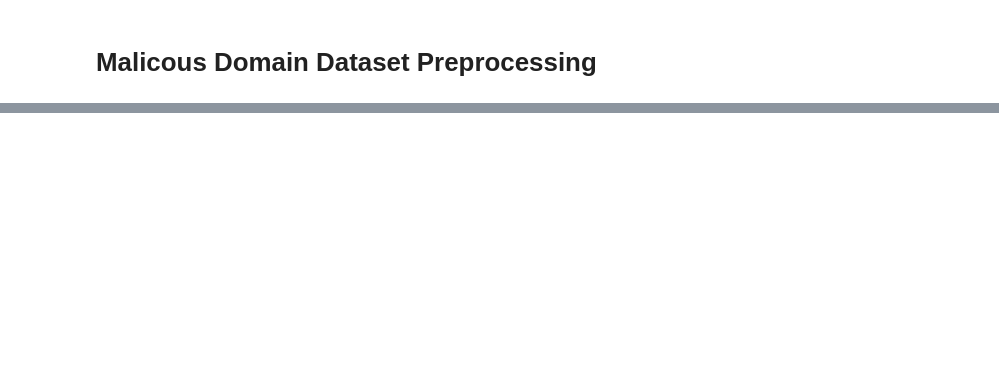
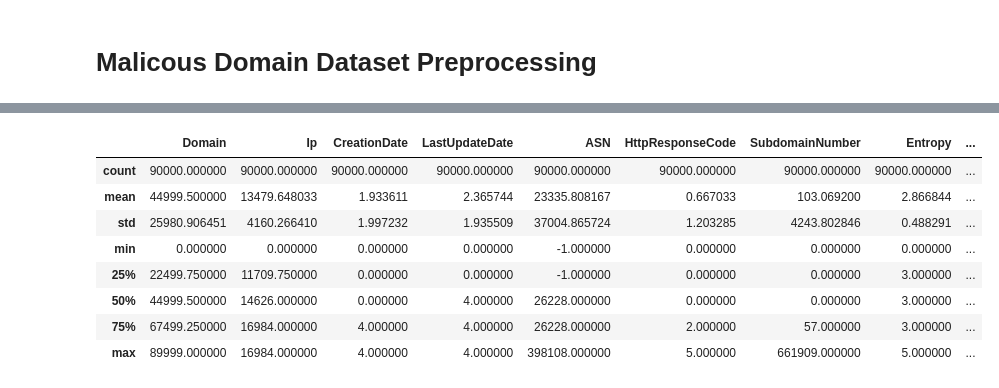
Before and after one commit to lukem1/malicious-domain-classification, a Jupyter notebook: preprocessing.ipynb, the cells around one changed output, grey strips where cells are left out. Saved outputs shown, nothing was run; the diff lists cells and outputs as text; code cells hidden in the pictures; blank space fills up the shorter version.

```diff
--- a/preprocessing.ipynb
+++ b/preprocessing.ipynb
@@ -43,0 +28,12 @@ RangeIndex(start=0, stop=90000, step=1)
+# %%
+data.describe()
+# %% [output]
+|  | Domain | Ip | CreationDate | LastUpdateDate | ASN | HttpResponseCode | SubdomainNumber | Entropy | ... |
+| count | 90000.000000 | 90000.000000 | 90000.000000 | 90000.000000 | 90000.000000 | 90000.000000 | 90000.000000 | 90000.000000 | ... |
+| mean | 44999.500000 | 13479.648033 | 1.933611 | 2.365744 | 23335.808167 | 0.667033 | 103.069200 | 2.866844 | ... |
+| std | 25980.906451 | 4160.266410 | 1.997232 | 1.935509 | 37004.865724 | 1.203285 | 4243.802846 | 0.488291 | ... |
+| min | 0.000000 | 0.000000 | 0.000000 | 0.000000 | -1.000000 | 0.000000 | 0.000000 | 0.000000 | ... |
+| 25% | 22499.750000 | 11709.750000 | 0.000000 | 0.000000 | -1.000000 | 0.000000 | 0.000000 | 3.000000 | ... |
+| 50% | 44999.500000 | 14626.000000 | 0.000000 | 4.000000 | 26228.000000 | 0.000000 | 0.000000 | 3.000000 | ... |
+| 75% | 67499.250000 | 16984.000000 | 4.000000 | 4.000000 | 26228.000000 | 2.000000 | 57.000000 | 3.000000 | ... |
+| max | 89999.000000 | 16984.000000 | 4.000000 | 4.000000 | 398108.000000 | 5.000000 | 661909.000000 | 5.000000 | ... |
```
Also changed, not shown: parts of 11 cells of this notebook.
